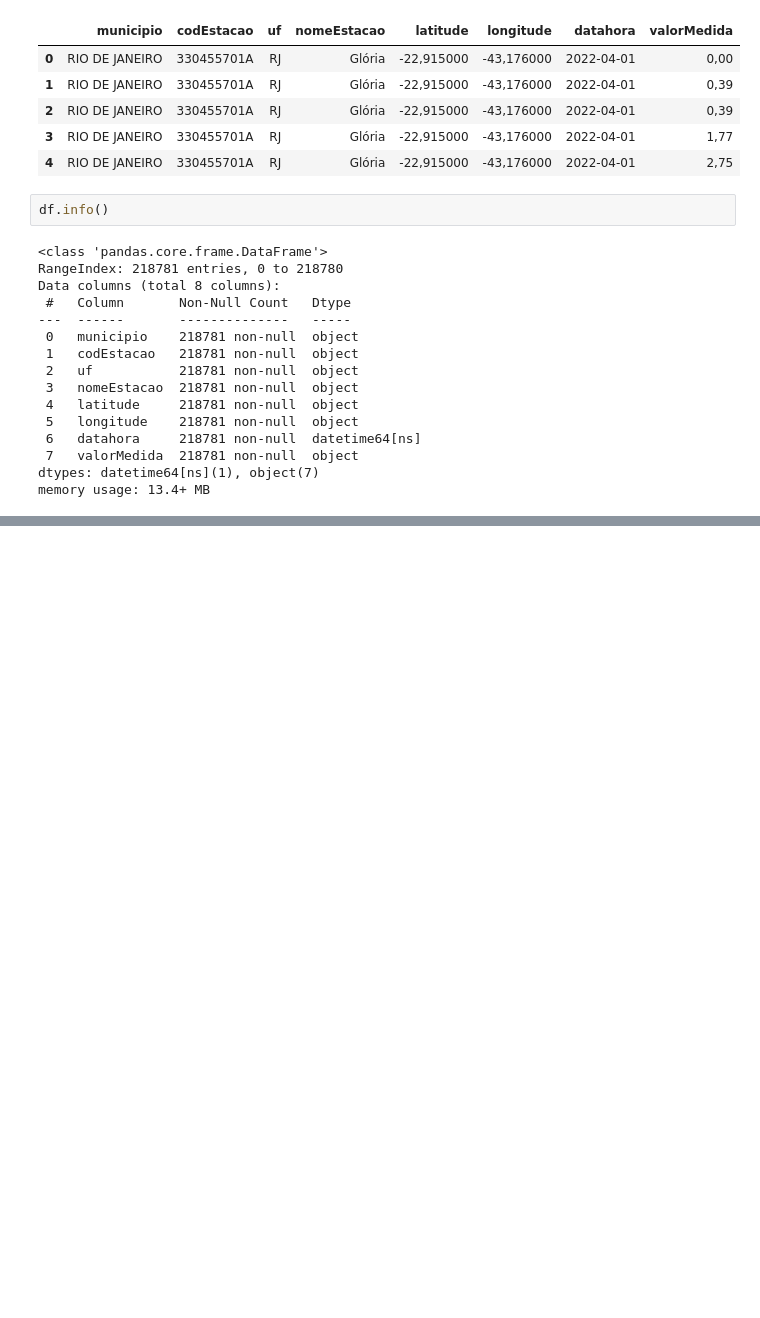
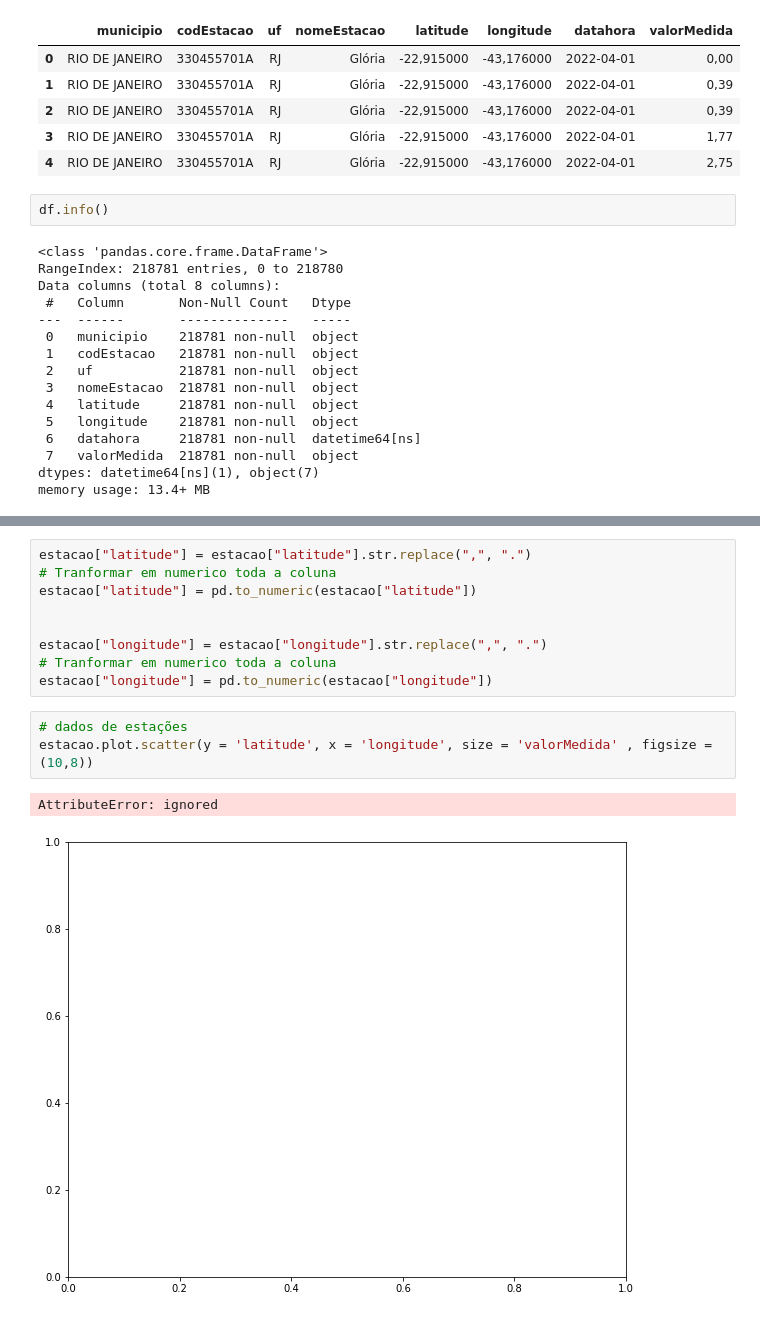
Before and after one commit to CyberBantu/Analise_1746_Dados_Marginais, a Jupyter notebook: RJ_indice_pluviometrico.ipynb, the cells around one changed output, grey strips where cells are left out. Saved outputs shown, nothing was run; the diff lists cells and outputs as text; blank space fills up the shorter version.

```diff
--- a/RJ_indice_pluviometrico.ipynb
+++ b/RJ_indice_pluviometrico.ipynb
@@ -178,0 +293,15 @@ estacao.describe()
+# %%
+estacao["latitude"] = estacao["latitude"].str.replace(",", ".")
+# Tranformar em numerico toda a coluna
+estacao["latitude"] = pd.to_numeric(estacao["latitude"])
+
+
+estacao["longitude"] = estacao["longitude"].str.replace(",", ".")
+# Tranformar em numerico toda a coluna
+estacao["longitude"] = pd.to_numeric(estacao["longitude"])
+# %%
+# dados de estações
+estacao.plot.scatter(y = 'latitude', x = 'longitude', size = 'valorMedida' , figsize = (10,8))
+# %% [output]
+AttributeError: ignored
+[figure, added]
```
Also changed, not shown: parts of 28 cells of this notebook.
